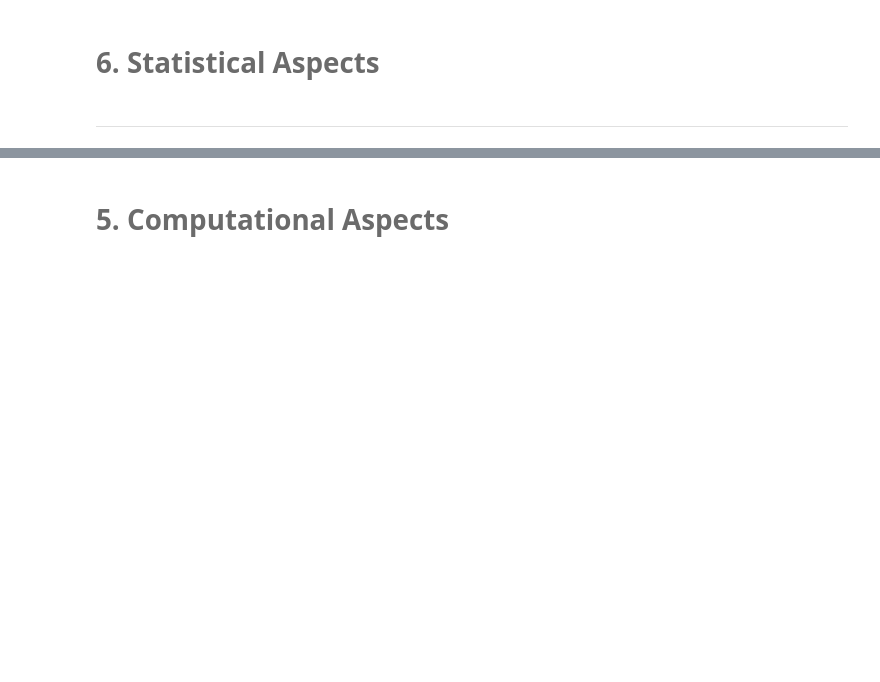
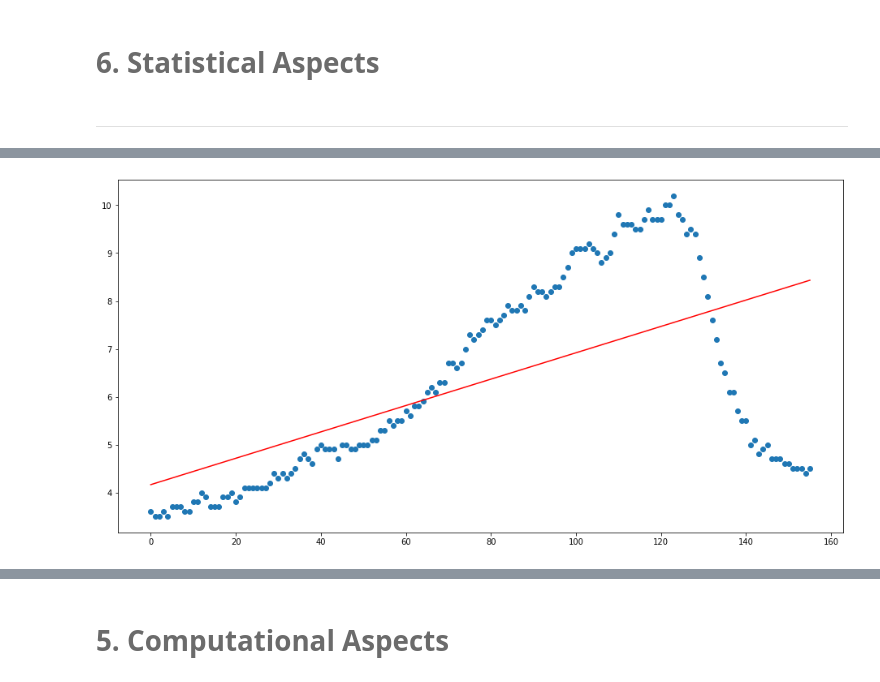
Before and after one commit to HKael/MYST-4, a Jupyter notebook: notebook.ipynb, the cells around one changed output, grey strips where cells are left out. Saved outputs shown, nothing was run; the diff lists cells and outputs as text; code cells hidden in the pictures; blank space fills up the shorter version.

```diff
--- a/notebook.ipynb
+++ b/notebook.ipynb
@@ -269,0 +137,4 @@ Aspectos financieros
+# %%
+regression_v(indice.index, indice["Actual"])
+# %% [output]
+[figure, added]
```
Also changed, not shown: parts of 94 cells of this notebook, 2 other files.
